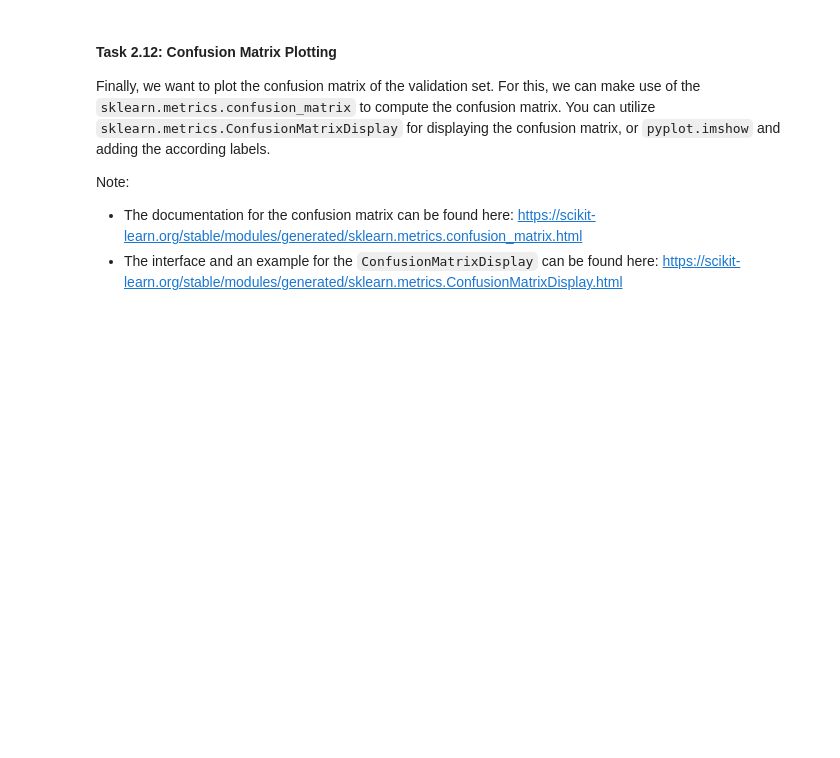
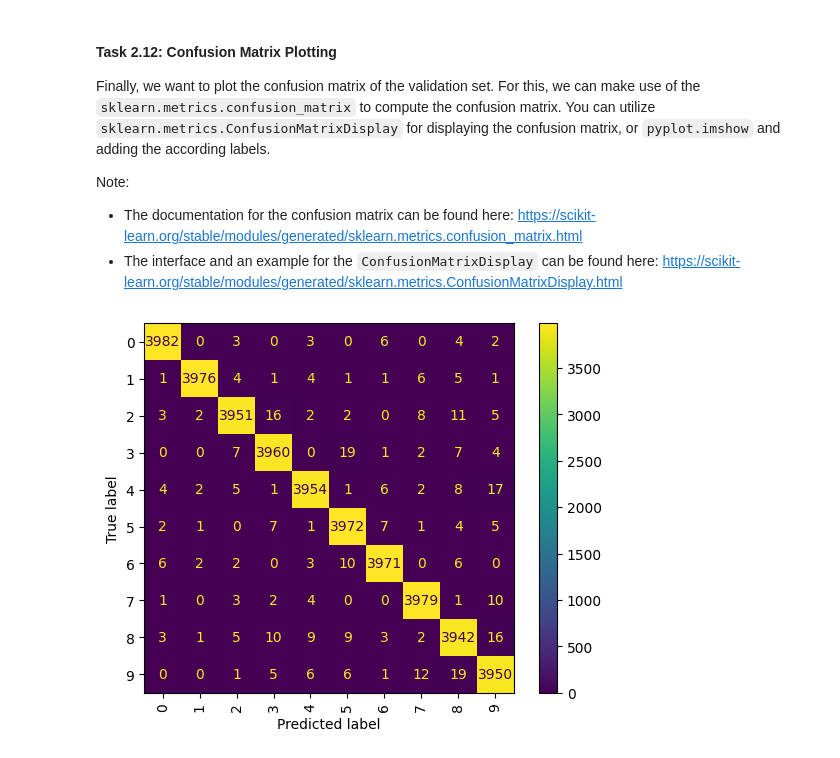
Before and after one commit to IngaleOmkar/Deep-Learning, a Jupyter notebook: Assignment-3/DL-Assignment03.ipynb, the cells around one changed output. Drawn from its saved outputs; the diff is of its cells as text; code cells hidden in the pictures; blank space fills up the shorter version.

```diff
--- a/Assignment-3/DL-Assignment03.ipynb
+++ b/Assignment-3/DL-Assignment03.ipynb
@@ -477,7 +509,9 @@ import copy
 network_copy = copy.deepcopy(initial_network)
 
 # Make sure to freeze all the layers of the network.
-...
+for layer in list(network_copy.children())[:-1]:
+    for param in layer.parameters():
+        param.requires_grad = False
 # %% [markdown]
 #### Task 2.9: Network Implementation
 
@@ -487,7 +521,9 @@ Implement a function that replaces the current last linear layer of the pre-trai
 # %%
 def replace_last_layer(network, O=10):
     # replace the last linear layer with a new layer
-    ...
+    in_features = network[-1].in_features
+    # print(in_features)
+    network[-1] = torch.nn.Linear(in_features, O)
 
     return network
 # %% [markdown]
@@ -510,0 +544,10 @@ _ = training_loop(...)
+# %%
+network_with_frozen_layers = replace_last_layer(network_copy, 10)
+_ = training_loop(
+    network_with_frozen_layers,
+    trainloader_digits,
+    validloader_digits,
+    5,
+    0.01,
+    0.9
+)
@@ -527,11 +576,13 @@ predictions = []
 with torch.no_grad():
     for x, t in validloader_digits:
         # put data onto device
-        ...
+        x = x.to(device)
+
         # extract logits from the network
-        ...
+        y = network_with_frozen_layers(x)
+
         # obtain predicted class
-        predicted_class = ...
+        predicted_class = y.argmax(dim=1)
 
         # store predicted class
         predictions.extend(predicted_class.cpu().tolist())
@@ -551,14 +602,17 @@ Note:
 # %%
 from sklearn.metrics import confusion_matrix, ConfusionMatrixDisplay
 import matplotlib.pyplot as plt
 
 # get the target class names
 classes = trainset_digits.classes
 
 # compute confusion matrix
-matrix = confusion_matrix(...) # Use predictions and target from the fine-tuned network
+matrix = confusion_matrix(targets, predictions)
+ # Use predictions and target from the fine-tuned network
 
 # plot confusion matrices
-plot_conf_matrix1 = ConfusionMatrixDisplay(..., display_labels=classes)
+plot_conf_matrix1 = ConfusionMatrixDisplay(confusion_matrix=matrix, display_labels=classes)
 plot_conf_matrix1.plot(xticks_rotation = "vertical")
 plt.show()
+# %% [output]
+[figure, added]
```
Also changed, not shown: parts of 12 cells of this notebook, 2 other files.
